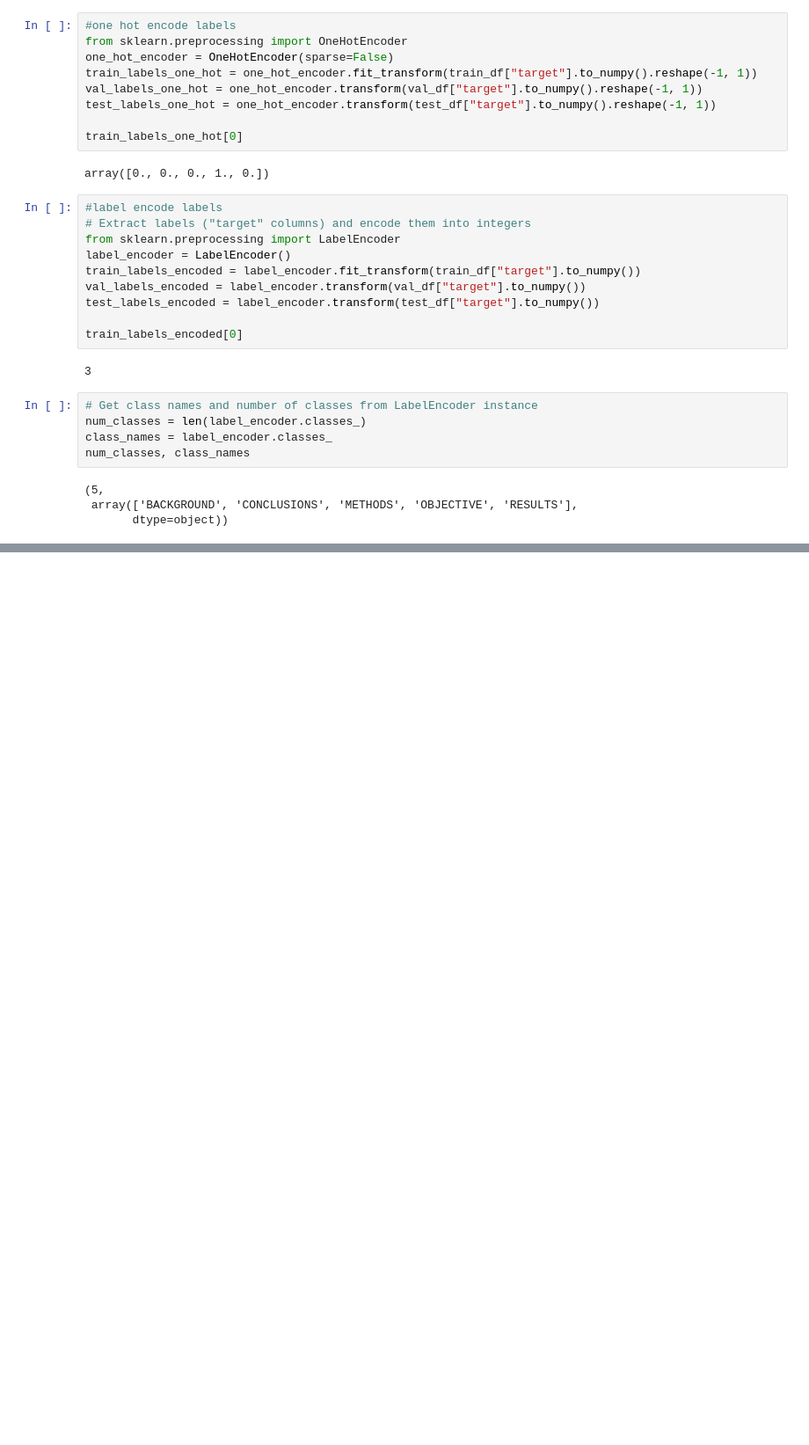
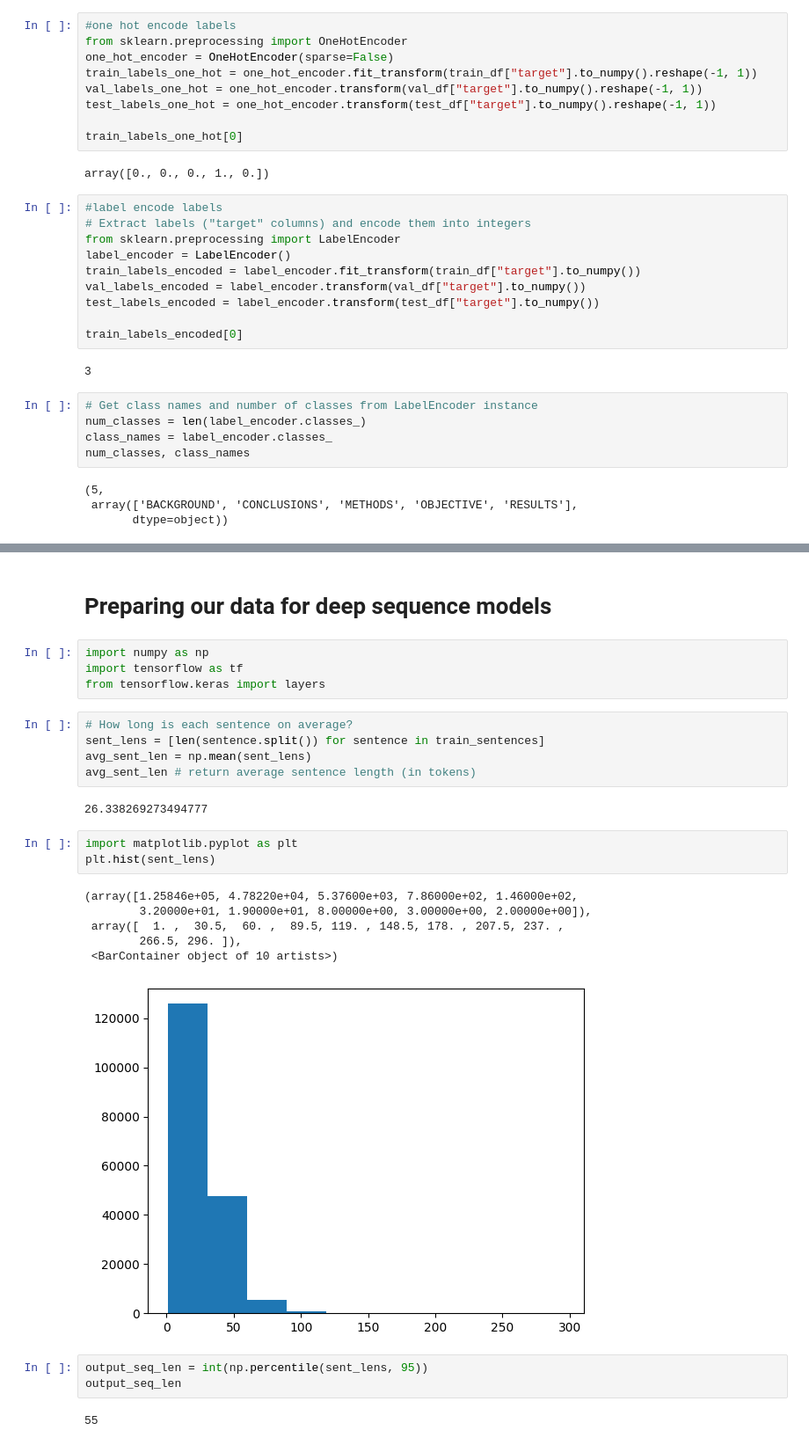
Before and after one commit to Chandu106/Natural_Language_Processing_SkimLit_Project02, a Jupyter notebook: SkimLit_project.ipynb, the cells around one changed output, grey strips where cells are left out. Shown at 88% size. Drawn from its saved outputs; the diff is of its cells as text; blank space fills up the shorter version.

```diff
--- a/SkimLit_project.ipynb
+++ b/SkimLit_project.ipynb
@@ -247,0 +299,28 @@ num_classes, class_names
+# %% [markdown]
+# **Preparing our data for deep sequence models**
+# %%
+import numpy as np
+import tensorflow as tf
+from tensorflow.keras import layers
+# %%
+# How long is each sentence on average?
+sent_lens = [len(sentence.split()) for sentence in train_sentences]
+avg_sent_len = np.mean(sent_lens)
+avg_sent_len # return average sentence length (in tokens)
+# %% [output]
+26.338269273494777
+# %%
+import matplotlib.pyplot as plt
+plt.hist(sent_lens)
+# %% [output]
+(array([1.25846e+05, 4.78220e+04, 5.37600e+03, 7.86000e+02, 1.46000e+02,
+        3.20000e+01, 1.90000e+01, 8.00000e+00, 3.00000e+00, 2.00000e+00]),
+ array([  1. ,  30.5,  60. ,  89.5, 119. , 148.5, 178. , 207.5, 237. ,
+        266.5, 296. ]),
+ <BarContainer object of 10 artists>)
+[figure, added]
+# %%
+output_seq_len = int(np.percentile(sent_lens, 95))
+output_seq_len
+# %% [output]
+55
```
Also changed, not shown: parts of 10 cells of this notebook.
